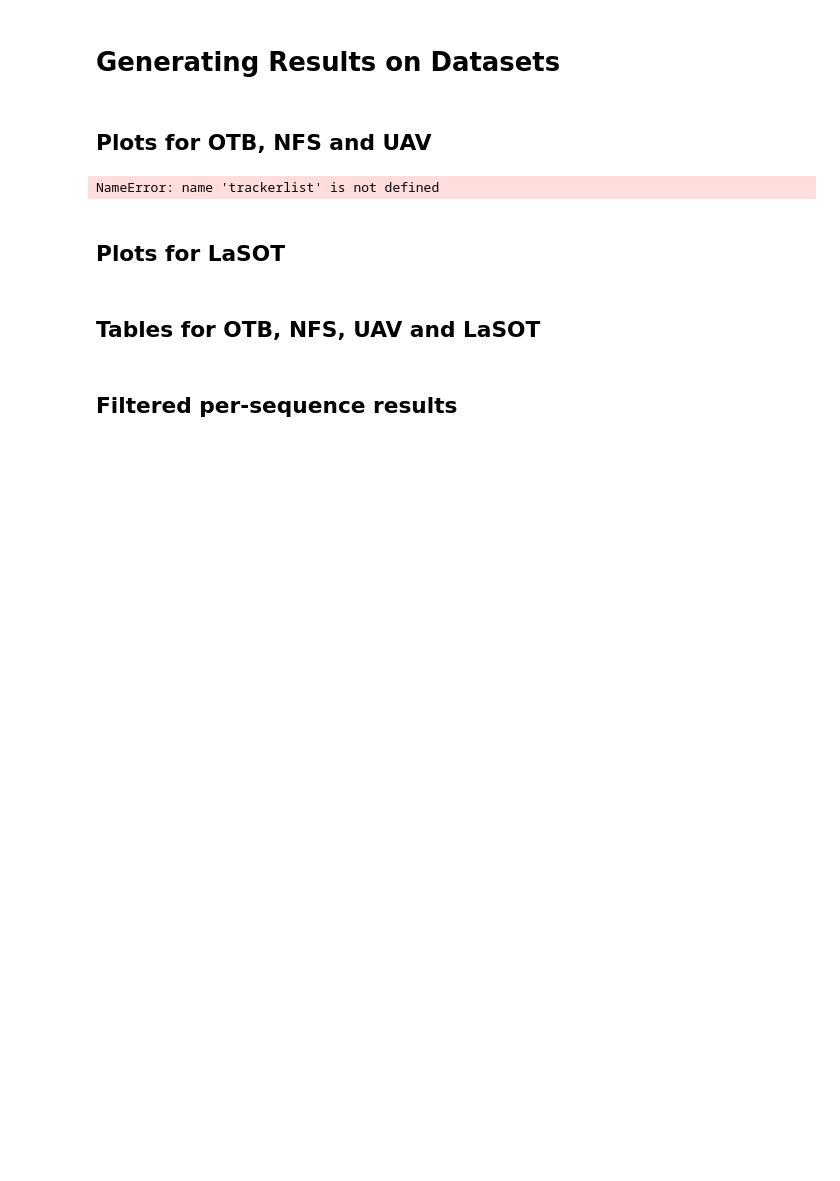
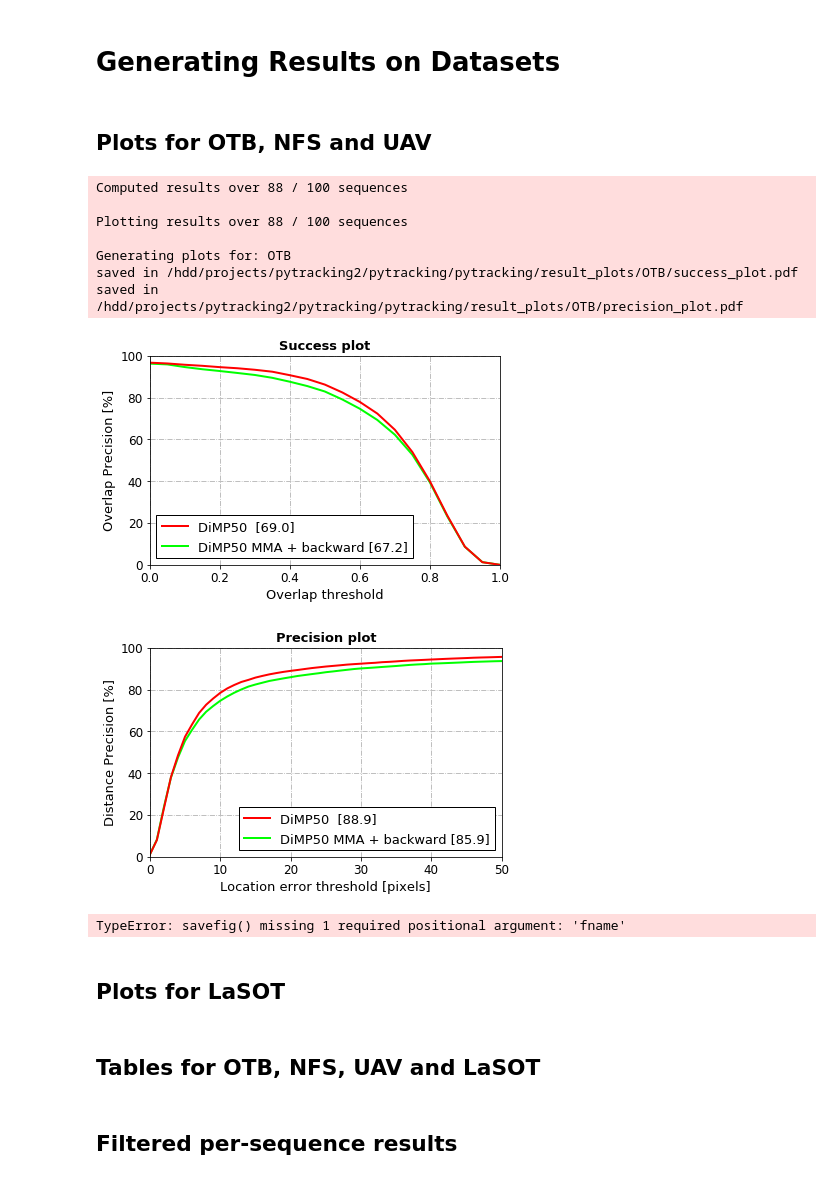
Before and after one commit to AlviseSembenico/pytracking, a Jupyter notebook: pytracking/notebooks/analyze_results test.ipynb, the cells around one changed output. Cells and saved outputs as stored; diff of their text form; code cells hidden in the pictures; blank space fills up the shorter version.

Commit message:
add results

```diff
--- a/pytracking/notebooks/analyze_results test.ipynb
+++ b/pytracking/notebooks/analyze_results test.ipynb
@@ -7,7 +7,6 @@
 import os
 import sys
 import matplotlib.pyplot as plt
-plt.rcParams['figure.figsize'] = [14, 8]
 
 sys.path.append('../..')
 from pytracking.analysis.plot_results import plot_results, print_results, print_per_sequence_results
@@ -16,14 +15,24 @@ from pytracking.evaluation import Tracker, get_dataset, trackerlist
 ## Plots for OTB, NFS and UAV
 # %%
 trackers = []
-trackers.extend(trackerlist('dimp', 'dimp50', None, 'DiMP50'))
-trackers.extend(trackerlist('dimp', 'dimp50', None, 'DiMP50 new'))
+trackers.extend(trackerlist('dimp', 'dimp50', None, 'DiMP50 MMA + backward'))
+trackers.extend(trackerlist('dimp', 'dimp50', None, 'DiMP50 '))
 
 dataset = get_dataset('otb')
 plot_results(trackers, dataset, 'OTB', merge_results=False, plot_types=('success', 'prec'),
-             skip_missing_seq=False, force_evaluation=True, plot=0.05, exclude_invalid_frames=False, folder=['47-nos','47'])
+             skip_missing_seq=True, force_evaluation=True, exclude_invalid_frames=False, folder=['47-nos','base'])
+plt.savefig()
 # %% [output]
-NameError: name 'trackerlist' is not defined
+Computed results over 88 / 100 sequences
+
+Plotting results over 88 / 100 sequences
+
+Generating plots for: OTB
+saved in /hdd/projects/pytracking2/pytracking/pytracking/result_plots/OTB/success_plot.pdf
+saved in /hdd/projects/pytracking2/pytracking/pytracking/result_plots/OTB/precision_plot.pdf
+[figure, added]
+[figure, added]
+TypeError: savefig() missing 1 required positional argument: 'fname'
 # %% [markdown]
 ## Plots for LaSOT
 # %%
```
Also changed, not shown: 6 other files.
